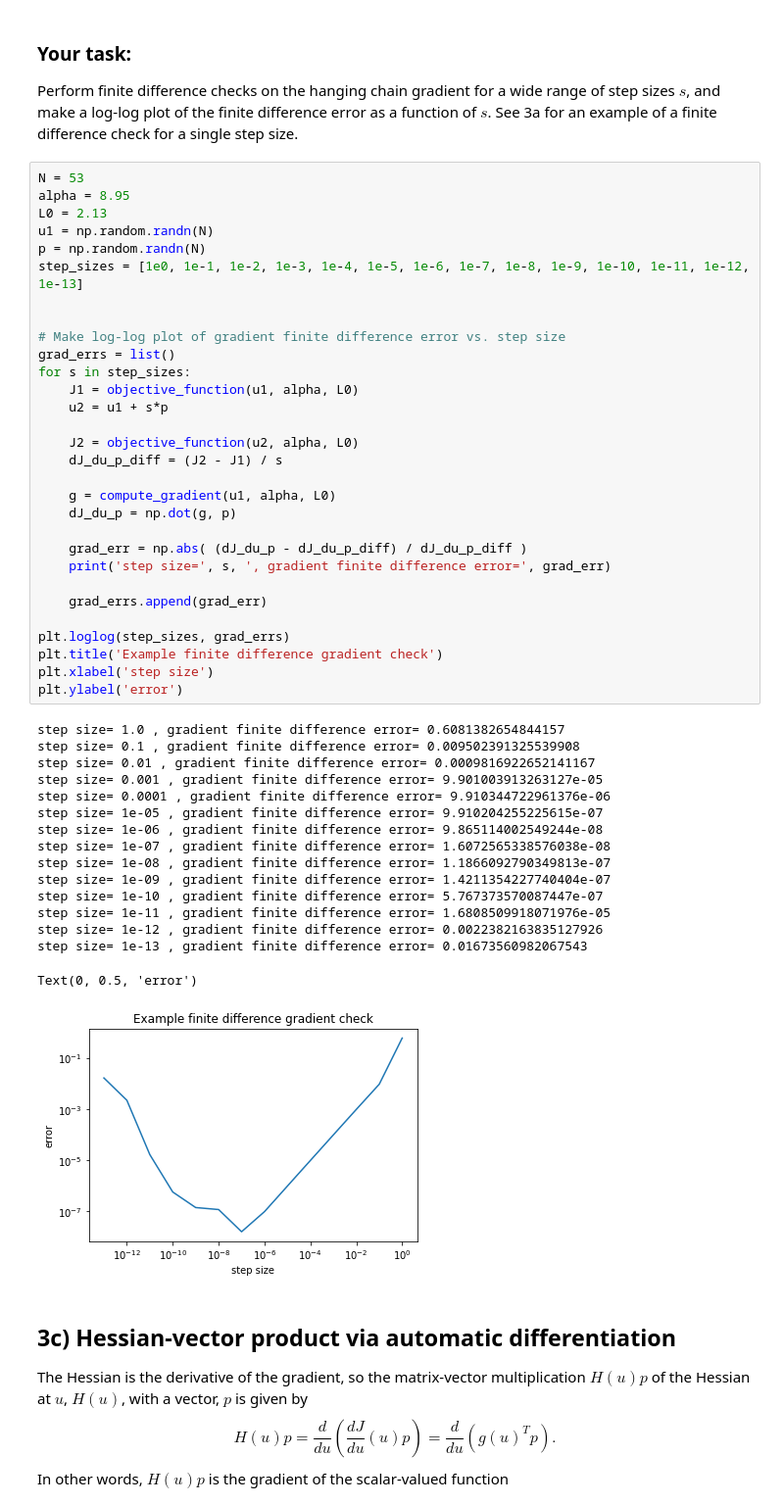
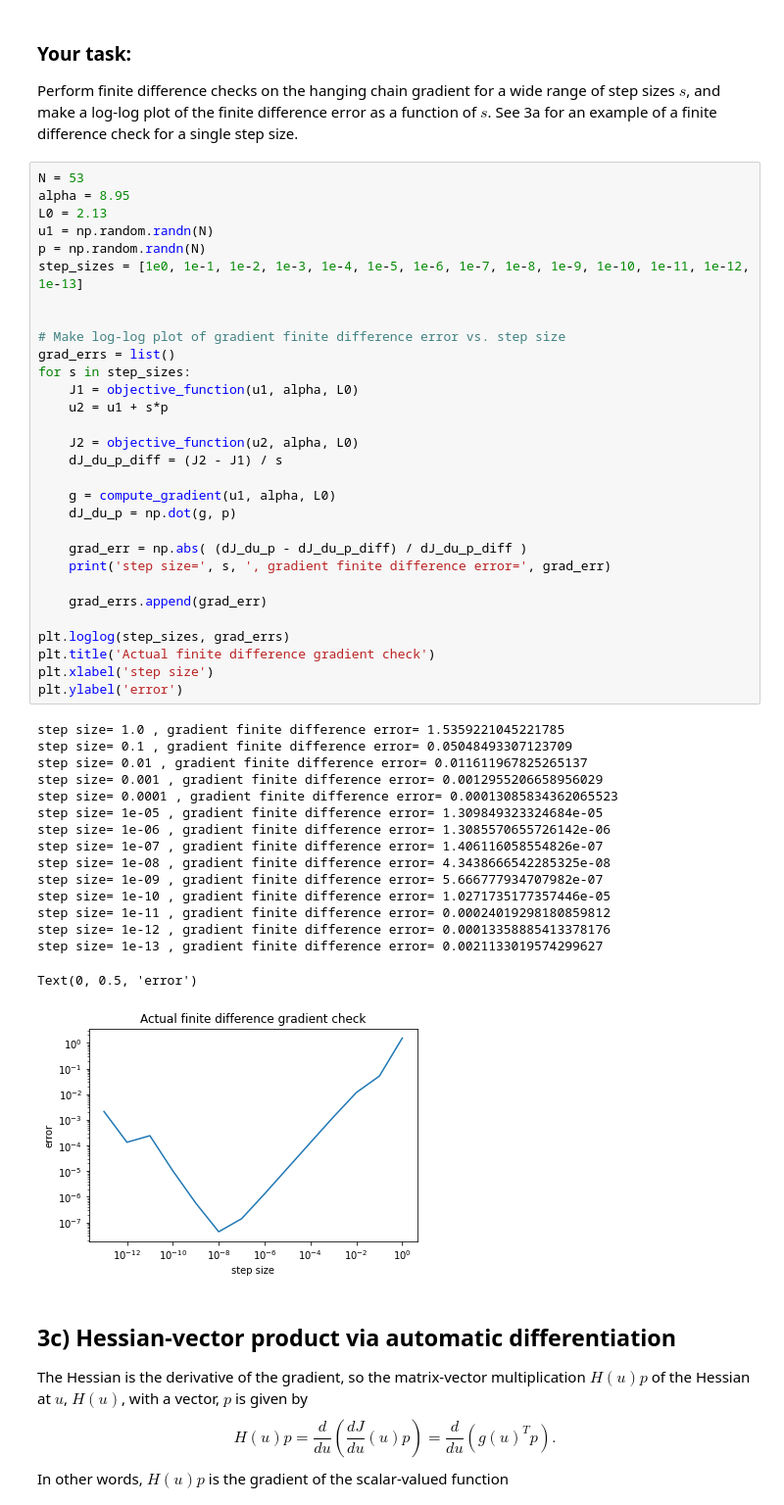
Before and after one commit to mashadab/Computational-and-Variational-Methods-for-Inverse-Problems, a Jupyter notebook: HW2-optimization/catenary.ipynb, the cells around one changed output. Shown: that part at 98% size. Cells and saved outputs as stored; diff of their text form.

```diff
--- a/HW2-optimization/catenary.ipynb
+++ b/HW2-optimization/catenary.ipynb
@@ -322,49 +309,49 @@ Perform finite difference checks on the hanging chain gradient for a wide range
 N = 53
 alpha = 8.95
 L0 = 2.13
 u1 = np.random.randn(N)
 p = np.random.randn(N)
 step_sizes = [1e0, 1e-1, 1e-2, 1e-3, 1e-4, 1e-5, 1e-6, 1e-7, 1e-8, 1e-9, 1e-10, 1e-11, 1e-12, 1e-13]
 
 
 # Make log-log plot of gradient finite difference error vs. step size
 grad_errs = list()
 for s in step_sizes:
     J1 = objective_function(u1, alpha, L0)
     u2 = u1 + s*p
 
     J2 = objective_function(u2, alpha, L0)
     dJ_du_p_diff = (J2 - J1) / s
 
     g = compute_gradient(u1, alpha, L0)
     dJ_du_p = np.dot(g, p)
 
     grad_err = np.abs( (dJ_du_p - dJ_du_p_diff) / dJ_du_p_diff )
     print('step size=', s, ', gradient finite difference error=', grad_err)
 
     grad_errs.append(grad_err)
 
 plt.loglog(step_sizes, grad_errs)
-plt.title('Example finite difference gradient check')
+plt.title('Actual finite difference gradient check')
 plt.xlabel('step size')
 plt.ylabel('error')
 # %% [output]
-step size= 1.0 , gradient finite difference error= 0.6081382654844157
-step size= 0.1 , gradient finite difference error= 0.009502391325539908
-step size= 0.01 , gradient finite difference error= 0.0009816922652141167
-step size= 0.001 , gradient finite difference error= 9.901003913263127e-05
-step size= 0.0001 , gradient finite difference error= 9.910344722961376e-06
-step size= 1e-05 , gradient finite difference error= 9.910204255225615e-07
-step size= 1e-06 , gradient finite difference error= 9.865114002549244e-08
-step size= 1e-07 , gradient finite difference error= 1.6072565338576038e-08
-step size= 1e-08 , gradient finite difference error= 1.1866092790349813e-07
-step size= 1e-09 , gradient finite difference error= 1.4211354227740404e-07
-step size= 1e-10 , gradient finite difference error= 5.767373570087447e-07
-step size= 1e-11 , gradient finite difference error= 1.6808509918071976e-05
-step size= 1e-12 , gradient finite difference error= 0.0022382163835127926
-step size= 1e-13 , gradient finite difference error= 0.01673560982067543
+step size= 1.0 , gradient finite difference error= 1.5359221045221785
+step size= 0.1 , gradient finite difference error= 0.05048493307123709
+step size= 0.01 , gradient finite difference error= 0.011611967825265137
+step size= 0.001 , gradient finite difference error= 0.0012955206658956029
+step size= 0.0001 , gradient finite difference error= 0.00013085834362065523
+step size= 1e-05 , gradient finite difference error= 1.309849323324684e-05
+step size= 1e-06 , gradient finite difference error= 1.3085570655726142e-06
+step size= 1e-07 , gradient finite difference error= 1.406116058554826e-07
+step size= 1e-08 , gradient finite difference error= 4.3438666542285325e-08
+step size= 1e-09 , gradient finite difference error= 5.666777934707982e-07
+step size= 1e-10 , gradient finite difference error= 1.0271735177357446e-05
+step size= 1e-11 , gradient finite difference error= 0.00024019298180859812
+step size= 1e-12 , gradient finite difference error= 0.00013358885413378176
+step size= 1e-13 , gradient finite difference error= 0.0021133019574299627
 Text(0, 0.5, 'error')
-[figure, old version]
+[figure, new version]
 # %% [markdown]
 ## 3c) Hessian-vector product via automatic differentiation
 
```
Also changed, not shown: parts of 14 cells of this notebook.
